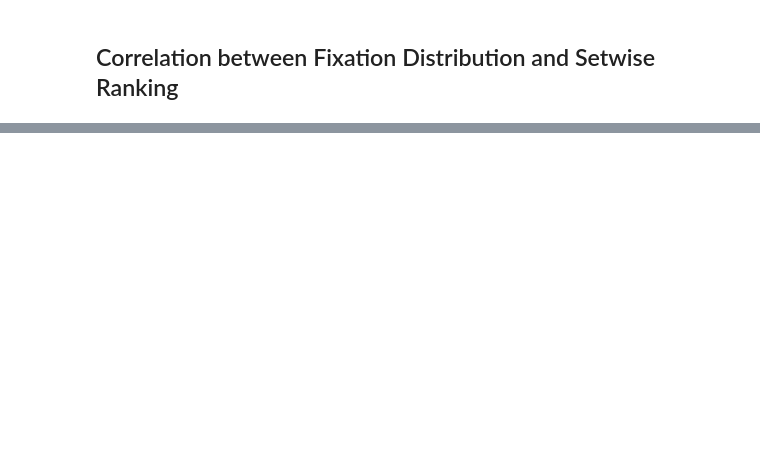
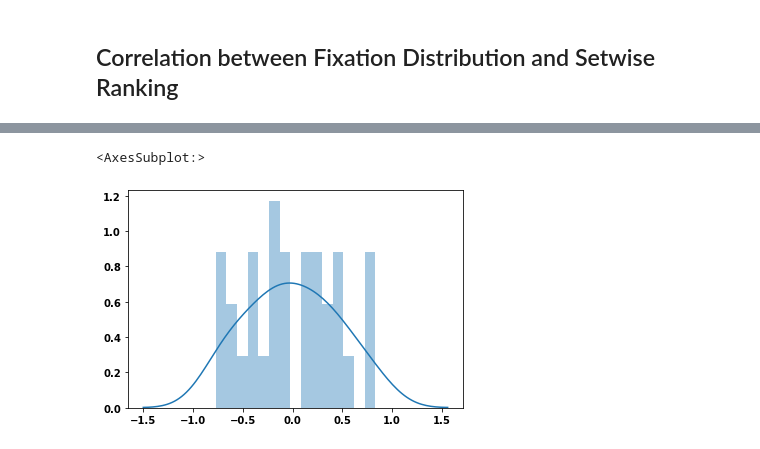
Before and after one commit to Joilence/Gaze-on-Grid, a Jupyter notebook: data-analysis/rank_analysis.ipynb, the cells around one changed output, grey strips where cells are left out. Cells and saved outputs as stored; diff of their text form; code cells hidden in the pictures; blank space fills up the shorter version.

```diff
--- a/data-analysis/rank_analysis.ipynb
+++ b/data-analysis/rank_analysis.ipynb
@@ -285,0 +289,25 @@ no outlier
+# %%
+import random
+
+n = 32
+arr_len = 6
+
+a = []
+b = []
+
+for _ in range(n):
+    arr = list(range(1,arr_len+1))
+    random.shuffle(arr)
+    a.append(arr)
+    arr = list(range(1,arr_len+1))
+    random.shuffle(arr)
+    b.append(arr)
+
+cor = []
+for i in range(n):
+    c, _ = spearmanr(a[i], b[i])
+    cor.append(c)
+sns.distplot(cor, bins=15)
+# %% [output]
+<AxesSubplot:>
+[figure, added]
```
Also changed, not shown: parts of 5 cells of this notebook, 3 other files.
